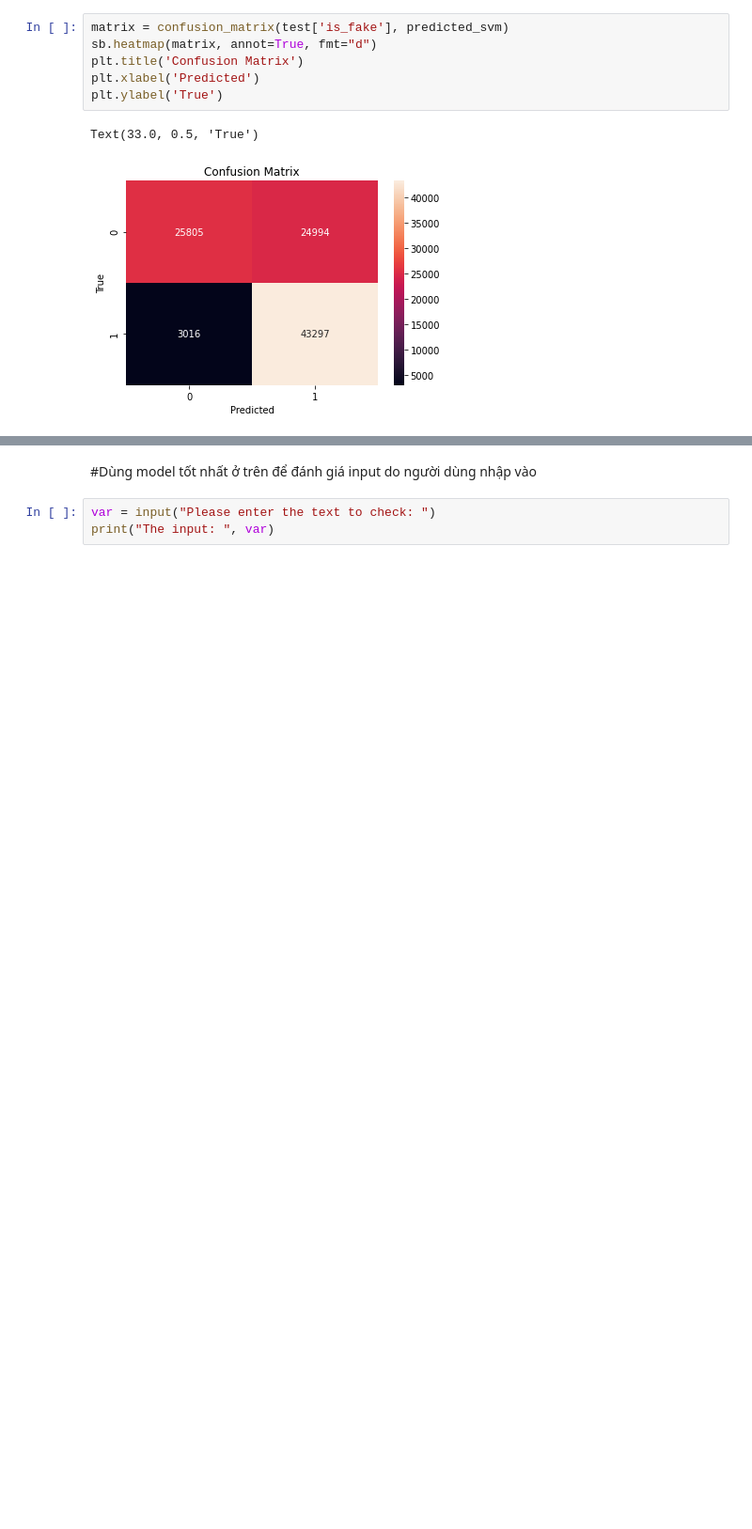
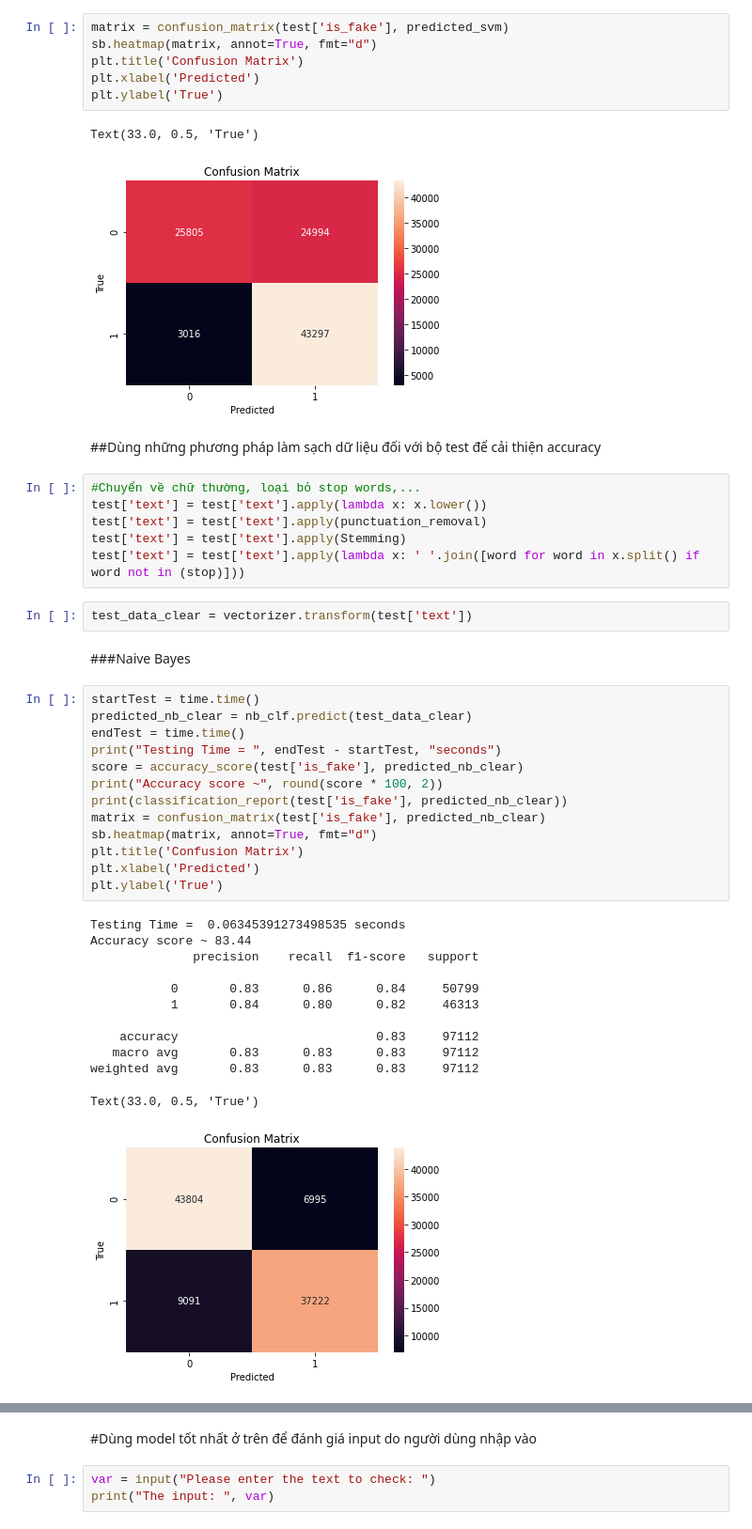
Before and after one commit to dxmai/CS114.L21.KHCL, a Jupyter notebook: FinalProject/FakeNewsDetection_FinalModel.ipynb, the cells around one changed output, grey strips where cells are left out. Shown at 94% size. Drawn from its saved outputs; the diff is of its cells as text; blank space fills up the shorter version.

```diff
--- a/FinalProject/FakeNewsDetection_FinalModel.ipynb
+++ b/FinalProject/FakeNewsDetection_FinalModel.ipynb
@@ -576,3 +576,41 @@ plt.ylabel('True')
 # %% [output]
 Text(33.0, 0.5, 'True')
 [figure]
+# %% [markdown]
+##Dùng những phương pháp làm sạch dữ liệu đối với bộ test để cải thiện accuracy
+# %%
+#Chuyển về chữ thường, loại bỏ stop words,...
+test['text'] = test['text'].apply(lambda x: x.lower())
+test['text'] = test['text'].apply(punctuation_removal)
+test['text'] = test['text'].apply(Stemming)
+test['text'] = test['text'].apply(lambda x: ' '.join([word for word in x.split() if word not in (stop)]))
+# %%
+test_data_clear = vectorizer.transform(test['text'])
+# %% [markdown]
+###Naive Bayes
+# %%
+startTest = time.time()
+predicted_nb_clear = nb_clf.predict(test_data_clear)
+endTest = time.time()
+print("Testing Time = ", endTest - startTest, "seconds")
+score = accuracy_score(test['is_fake'], predicted_nb_clear)
+print("Accuracy score ~", round(score * 100, 2))
+print(classification_report(test['is_fake'], predicted_nb_clear))
+matrix = confusion_matrix(test['is_fake'], predicted_nb_clear)
+sb.heatmap(matrix, annot=True, fmt="d")
+plt.title('Confusion Matrix')
+plt.xlabel('Predicted')
+plt.ylabel('True')
+# %% [output]
+Testing Time =  0.06345391273498535 seconds
+Accuracy score ~ 83.44
+              precision    recall  f1-score   support
+
+           0       0.83      0.86      0.84     50799
+           1       0.84      0.80      0.82     46313
+
+    accuracy                           0.83     97112
+   macro avg       0.83      0.83      0.83     97112
+weighted avg       0.83      0.83      0.83     97112
+Text(33.0, 0.5, 'True')
+[figure, added]
```
Also changed, not shown: parts of 4 cells of this notebook.
